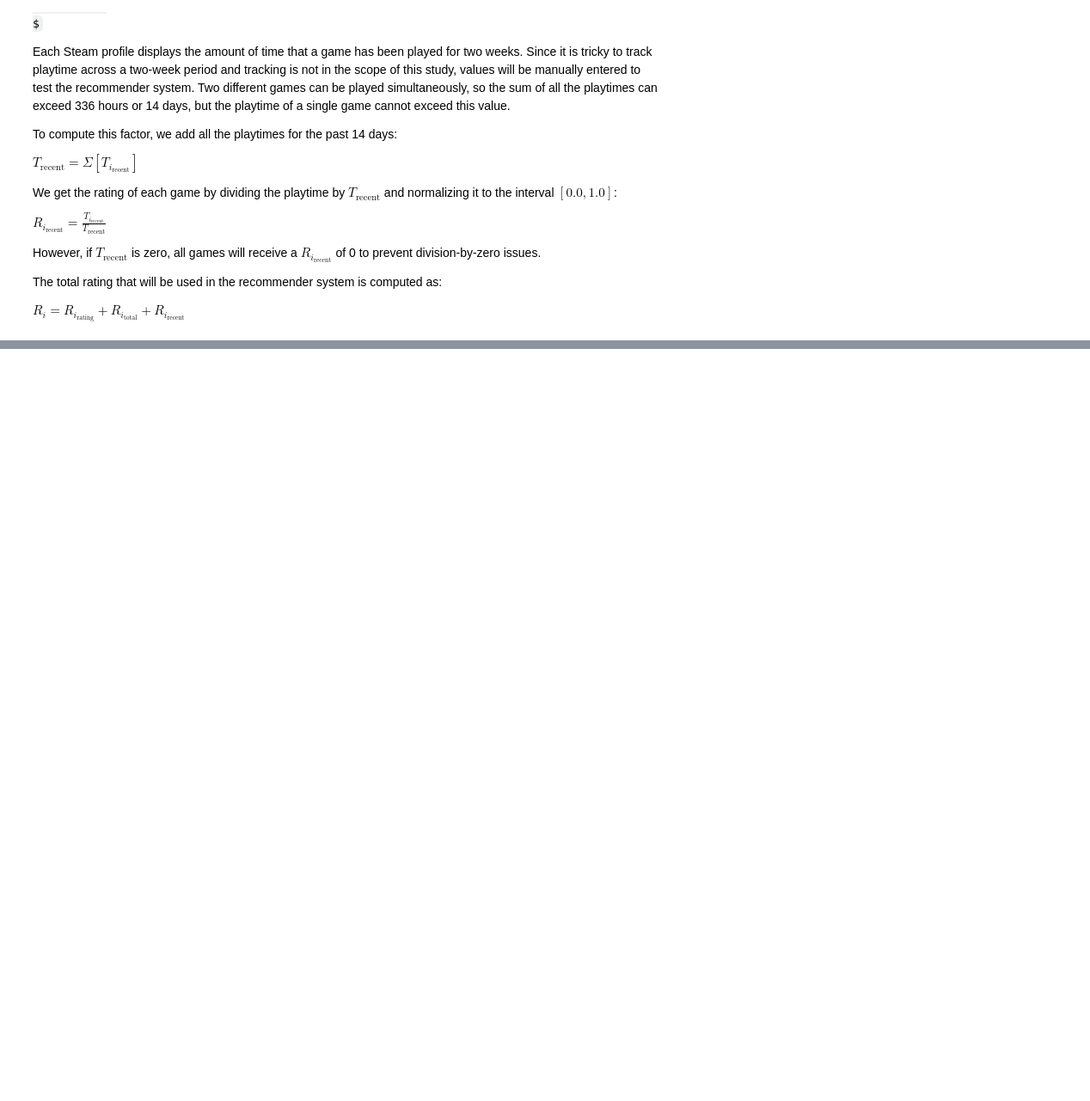
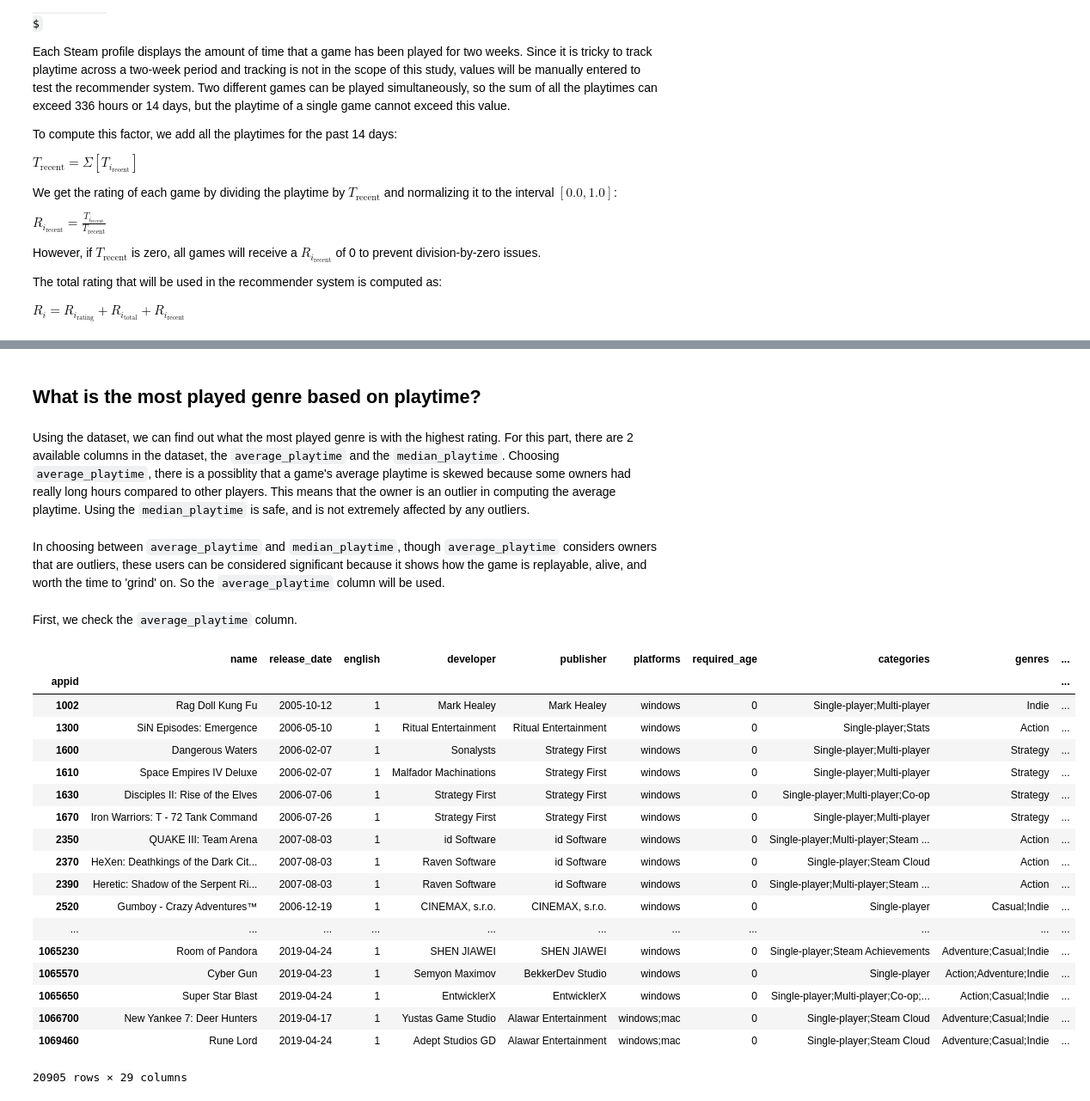
Before and after one commit to ronellroxas/csmodel, a Jupyter notebook: CSMODEL Study.ipynb, the cells around one changed output, grey strips where cells are left out. Shown at 86% size. Drawn from its saved outputs; the diff is of its cells as text; code cells hidden in the pictures; some formulas as TeX source; blank space fills up the shorter version.

```diff
--- a/CSMODEL Study.ipynb
+++ b/CSMODEL Study.ipynb
@@ -502,3 +557,33 @@ profile.recommend()[1]
 | 685390 | 0.233364 | Pain Train PainPocalypse |
 | 39800 | 0.229760 | Nation Red |
 | 654470 | 0.229639 | Blood Waves |
+# %% [markdown]
+## What is the most played genre based on playtime?
+# %% [markdown]
+Using the dataset, we can find out what the most played genre is with the highest rating. For this part, there are 2 available columns in the dataset, the `average_playtime` and the `median_playtime`. Choosing `average_playtime`, there is a possiblity that a game's average playtime is skewed because some owners had really long hours compared to other players. This means that the owner is an outlier in computing the average playtime. Using the `median_playtime` is safe, and is not extremely affected by any outliers.
+# %% [markdown]
+In choosing between `average_playtime` and `median_playtime`, though `average_playtime` considers owners that are outliers, these users can be considered significant because it shows how the game is replayable, alive, and worth the time to 'grind' on. So the `average_playtime` column will be used.
+# %% [markdown]
+First, we check the `average_playtime` column.
+# %%
+steam_df[steam_df['average_playtime'] == 0]
+# %% [output]
+|  | name | release_date | english | developer | publisher | platforms | required_age | categories | genres | ... |
+| appid |  |  |  |  |  |  |  |  |  | ... |
+| 1002 | Rag Doll Kung Fu | 2005-10-12 | 1 | Mark Healey | Mark Healey | windows | 0 | Single-player;Multi-player | Indie | ... |
+| 1300 | SiN Episodes: Emergence | 2006-05-10 | 1 | Ritual Entertainment | Ritual Entertainment | windows | 0 | Single-player;Stats | Action | ... |
+| 1600 | Dangerous Waters | 2006-02-07 | 1 | Sonalysts | Strategy First | windows | 0 | Single-player;Multi-player | Strategy | ... |
+| 1610 | Space Empires IV Deluxe | 2006-02-07 | 1 | Malfador Machinations | Strategy First | windows | 0 | Single-player;Multi-player | Strategy | ... |
+| 1630 | Disciples II: Rise of the Elves | 2006-07-06 | 1 | Strategy First | Strategy First | windows | 0 | Single-player;Multi-player;Co-op | Strategy | ... |
+| 1670 | Iron Warriors: T - 72 Tank Command | 2006-07-26 | 1 | Strategy First | Strategy First | windows | 0 | Single-player;Multi-player | Strategy | ... |
+| 2350 | QUAKE III: Team Arena | 2007-08-03 | 1 | id Software | id Software | windows | 0 | Single-player;Multi-player;Steam ... | Action | ... |
+| 2370 | HeXen: Deathkings of the Dark Cit... | 2007-08-03 | 1 | Raven Software | id Software | windows | 0 | Single-player;Steam Cloud | Action | ... |
+| 2390 | Heretic: Shadow of the Serpent Ri... | 2007-08-03 | 1 | Raven Software | id Software | windows | 0 | Single-player;Multi-player;Steam ... | Action | ... |
+| 2520 | Gumboy - Crazy Adventures™ | 2006-12-19 | 1 | CINEMAX, s.r.o. | CINEMAX, s.r.o. | windows | 0 | Single-player | Casual;Indie | ... |
+| ... | ... | ... | ... | ... | ... | ... | ... | ... | ... | ... |
+| 1065230 | Room of Pandora | 2019-04-24 | 1 | SHEN JIAWEI | SHEN JIAWEI | windows | 0 | Single-player;Steam Achievements | Adventure;Casual;Indie | ... |
+| 1065570 | Cyber Gun | 2019-04-23 | 1 | Semyon Maximov | BekkerDev Studio | windows | 0 | Single-player | Action;Adventure;Indie | ... |
+| 1065650 | Super Star Blast | 2019-04-24 | 1 | EntwicklerX | EntwicklerX | windows | 0 | Single-player;Multi-player;Co-op;... | Action;Casual;Indie | ... |
+| 1066700 | New Yankee 7: Deer Hunters | 2019-04-17 | 1 | Yustas Game Studio | Alawar Entertainment | windows;mac | 0 | Single-player;Steam Cloud | Adventure;Casual;Indie | ... |
+| 1069460 | Rune Lord | 2019-04-24 | 1 | Adept Studios GD | Alawar Entertainment | windows;mac | 0 | Single-player;Steam Cloud | Adventure;Casual;Indie | ... |
+20905 rows × 29 columns
```
Also changed, not shown: parts of 19 cells of this notebook.
